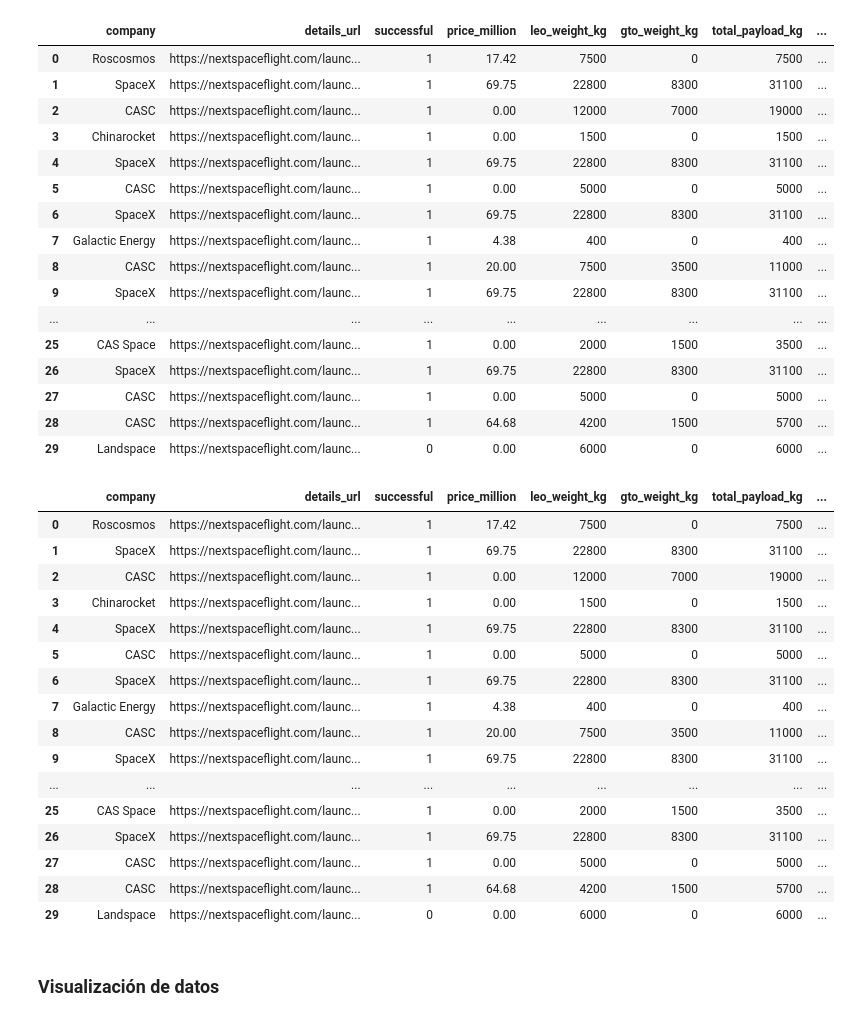
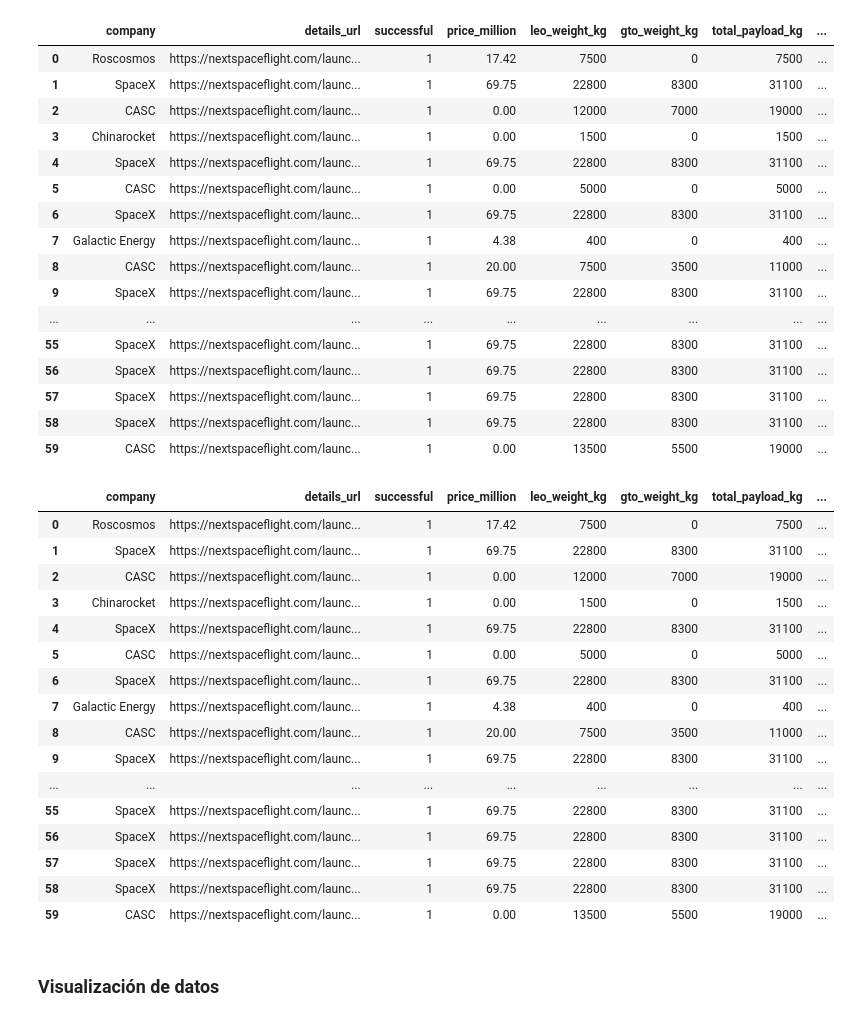
Before and after one commit to BaljeetTM/Tarea1_dataScience, a Jupyter notebook: Tarea1.ipynb, the cells around one changed output. Cells and saved outputs as stored; diff of their text form; code cells hidden in the pictures.

```diff
--- a/Tarea1.ipynb
+++ b/Tarea1.ipynb
@@ -11,6 +10,6 @@ import re
 # %%
 base_url = "https://nextspaceflight.com/launches/past/"
-last_page = 1
+last_page = 2
 # %%
 
 
@@ -58,7 +57,7 @@ fairing_diameters = []
 fairing_heights = []
 
 for index in range(len(df.details_url)):
-    print(f"Processing launch {index + 1}/{len(df.details_url)}")
+    print(f"Processing launch {index + 1}/{len(df.details_url)}")#pensar en quitar
     browser.get(df.details_url[index])
 
     details_els = wait.until(EC.presence_of_all_elements_located((By.CLASS_NAME, "mdl-card__supporting-text")))
@@ -75,7 +74,7 @@ for index in range(len(df.details_url)):
         parts = details_texts[1].split("\n")
         for part in parts:
             if "Price: " in part:
-                price = part.replace("Price: ", "").replace("$", "").replace(" million", "").strip()
+                price = part.replace("Price: $", "").replace(" million", "").strip()
                 price = float(price)
             elif "Payload to LEO:" in part:
                 leo_weight = part.replace("Payload to LEO:", "").replace("kg", "").strip()
@@ -207,34 +206,34 @@ df
 | 8 | CASC | https://nextspaceflight.com/launc... | 1 | 20.00 | 7500 | 3500 | 11000 | ... |
 | 9 | SpaceX | https://nextspaceflight.com/launc... | 1 | 69.75 | 22800 | 8300 | 31100 | ... |
 | ... | ... | ... | ... | ... | ... | ... | ... | ... |
-| 25 | CAS Space | https://nextspaceflight.com/launc... | 1 | 0.00 | 2000 | 1500 | 3500 | ... |
-| 26 | SpaceX | https://nextspaceflight.com/launc... | 1 | 69.75 | 22800 | 8300 | 31100 | ... |
-| 27 | CASC | https://nextspaceflight.com/launc... | 1 | 0.00 | 5000 | 0 | 5000 | ... |
-| 28 | CASC | https://nextspaceflight.com/launc... | 1 | 64.68 | 4200 | 1500 | 5700 | ... |
-| 29 | Landspace | https://nextspaceflight.com/launc... | 0 | 0.00 | 6000 | 0 | 6000 | ... |
+| 55 | SpaceX | https://nextspaceflight.com/launc... | 1 | 69.75 | 22800 | 8300 | 31100 | ... |
+| 56 | SpaceX | https://nextspaceflight.com/launc... | 1 | 69.75 | 22800 | 8300 | 31100 | ... |
+| 57 | SpaceX | https://nextspaceflight.com/launc... | 1 | 69.75 | 22800 | 8300 | 31100 | ... |
+| 58 | SpaceX | https://nextspaceflight.com/launc... | 1 | 69.75 | 22800 | 8300 | 31100 | ... |
+| 59 | CASC | https://nextspaceflight.com/launc... | 1 | 0.00 | 13500 | 5500 | 19000 | ... |
 # %%
-volumen_cohete = 3.1416 * (df["fairing_diameter_m"] / 2) ** 2 * df["rocket_height_m"]
-volumen_carenado = 3.1416 * (df["fairing_diameter_m"] / 2) ** 2 * df["fairing_height_m"] * (1/3)
+volumen_cohete = math.pi * (df["fairing_diameter_m"] / 2) ** 2 * df["rocket_height_m"]
+volumen_carenado = math.pi * (df["fairing_diameter_m"] / 2) ** 2 * df["fairing_height_m"] * (1/3)
 df["volumen_total_m3"] = volumen_cohete + volumen_carenado
 df
 # %% [output]
 |  | company | details_url | successful | price_million | leo_weight_kg | gto_weight_kg | total_payload_kg | ... |
 | 0 | Roscosmos | https://nextspaceflight.com/launc... | 1 | 17.42 | 7500 | 0 | 7500 | ... |
 | 1 | SpaceX | https://nextspaceflight.com/launc... | 1 | 69.75 | 22800 | 8300 | 31100 | ... |
 | 2 | CASC | https://nextspaceflight.com/launc... | 1 | 0.00 | 12000 | 7000 | 19000 | ... |
 | 3 | Chinarocket | https://nextspaceflight.com/launc... | 1 | 0.00 | 1500 | 0 | 1500 | ... |
 | 4 | SpaceX | https://nextspaceflight.com/launc... | 1 | 69.75 | 22800 | 8300 | 31100 | ... |
 | 5 | CASC | https://nextspaceflight.com/launc... | 1 | 0.00 | 5000 | 0 | 5000 | ... |
 | 6 | SpaceX | https://nextspaceflight.com/launc... | 1 | 69.75 | 22800 | 8300 | 31100 | ... |
 | 7 | Galactic Energy | https://nextspaceflight.com/launc... | 1 | 4.38 | 400 | 0 | 400 | ... |
 | 8 | CASC | https://nextspaceflight.com/launc... | 1 | 20.00 | 7500 | 3500 | 11000 | ... |
 | 9 | SpaceX | https://nextspaceflight.com/launc... | 1 | 69.75 | 22800 | 8300 | 31100 | ... |
 | ... | ... | ... | ... | ... | ... | ... | ... | ... |
-| 25 | CAS Space | https://nextspaceflight.com/launc... | 1 | 0.00 | 2000 | 1500 | 3500 | ... |
-| 26 | SpaceX | https://nextspaceflight.com/launc... | 1 | 69.75 | 22800 | 8300 | 31100 | ... |
-| 27 | CASC | https://nextspaceflight.com/launc... | 1 | 0.00 | 5000 | 0 | 5000 | ... |
-| 28 | CASC | https://nextspaceflight.com/launc... | 1 | 64.68 | 4200 | 1500 | 5700 | ... |
-| 29 | Landspace | https://nextspaceflight.com/launc... | 0 | 0.00 | 6000 | 0 | 6000 | ... |
+| 55 | SpaceX | https://nextspaceflight.com/launc... | 1 | 69.75 | 22800 | 8300 | 31100 | ... |
+| 56 | SpaceX | https://nextspaceflight.com/launc... | 1 | 69.75 | 22800 | 8300 | 31100 | ... |
+| 57 | SpaceX | https://nextspaceflight.com/launc... | 1 | 69.75 | 22800 | 8300 | 31100 | ... |
+| 58 | SpaceX | https://nextspaceflight.com/launc... | 1 | 69.75 | 22800 | 8300 | 31100 | ... |
+| 59 | CASC | https://nextspaceflight.com/launc... | 1 | 0.00 | 13500 | 5500 | 19000 | ... |
 # %%
 df.to_csv('launches.csv', index=False)
 # %% [markdown]
```
Also changed, not shown: parts of 7 cells of this notebook.
